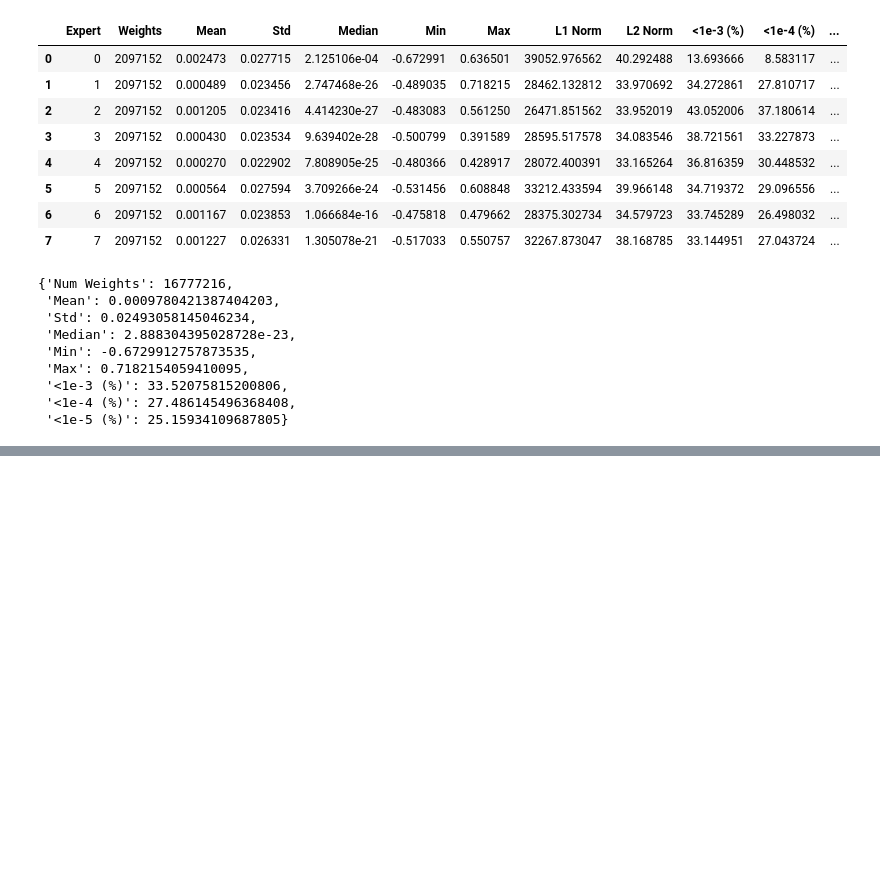
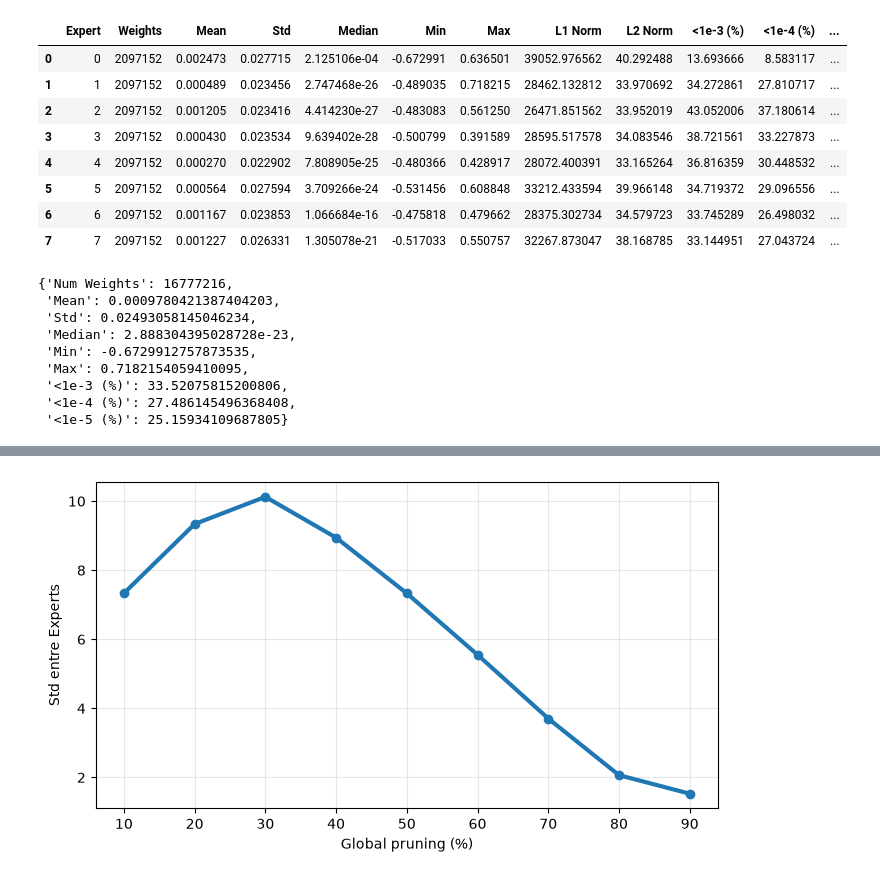
Before and after one commit to J0hnV1ct0r/Graph_Pruning, a Jupyter notebook: model_investigation.ipynb, the cells around one changed output, grey strips where cells are left out. Cells and saved outputs as stored; diff of their text form; code cells hidden in the pictures; blank space fills up the shorter version.

```diff
--- a/model_investigation.ipynb
+++ b/model_investigation.ipynb
@@ -534,0 +740,19 @@ global_stats
+# %%
+def plot_std(df):
+
+    plt.figure(figsize=(7,4))
+
+    plt.plot(
+        df["Global Pruning (%)"],
+        df["Std Experts"],
+        marker="o",
+        linewidth=3
+    )
+
+    plt.grid(alpha=.3)
+
+    plt.xlabel("Global pruning (%)")
+    plt.ylabel("Std entre Experts")
+
+    plt.tight_layout()
+    plt.show()
@@ -534,0 +852,4 @@ global_stats
+# %%
+plot_std(df_pruning1)
+# %% [output]
+[figure, added]
```
Also changed, not shown: parts of 33 cells of this notebook.
